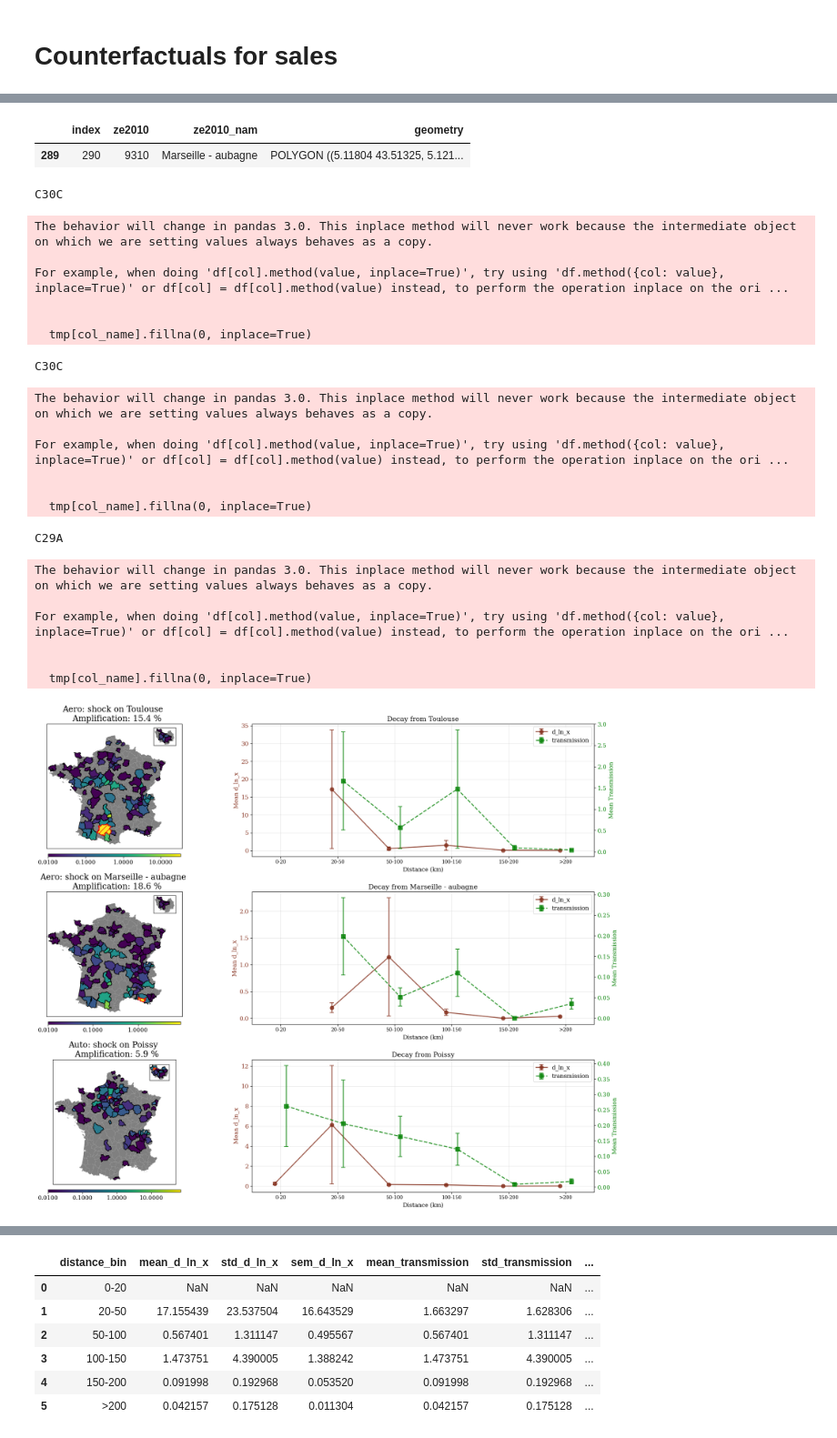
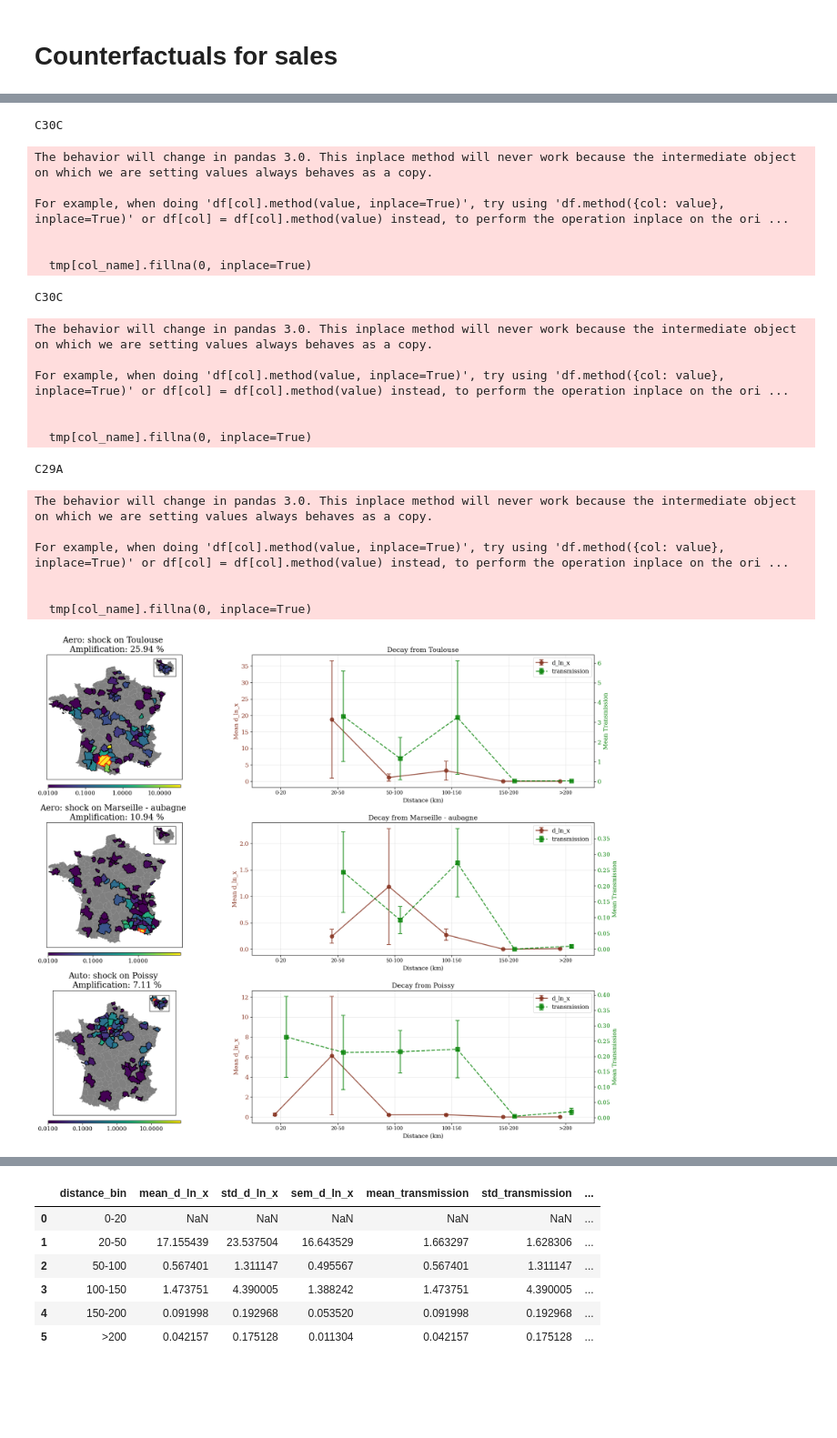
Before and after one commit to SwannChelly/SMM_Spatial_Comovement, a Jupyter notebook: analysis.ipynb, the cells around one changed output, grey strips where cells are left out. Shown at 91% size. Saved outputs shown, nothing was run; the diff lists cells and outputs as text; code cells hidden in the pictures; blank space fills up the shorter version.

```diff
--- a/analysis.ipynb
+++ b/analysis.ipynb
@@ -493,10 +493,3 @@ filter_N_upstream_df.ze2010.nunique()
 # %% [output]
 C30C
 272
-# %%
-all_data = {}
-for config in ['aero']:
-    industry = config['industry']
-    industry_name = config['industry_name']
-    all_data[industry] = load_industry_data(industry, industry_name)
-    break
@@ -1907,8 +1908,3 @@ For example, when doing 'df[col].method(value, inplace=True)', try using 'df.met
-# %%
-france.query("ze2010 == '9310'")
-# %% [output]
-|  | index | ze2010 | ze2010_nam | geometry |
-| 289 | 290 | 9310 | Marseille - aubagne | POLYGON ((5.11804 43.51325, 5.121... |
 # %%
 ze_to_shock = {"1101":"Paris","0061":"Toulouse","9310":"Marseille - Aubagne","5203":"Nantes","8301":"Montluçon","1115":"Évry-Courcouronnes",
     "1116":"Saclay"}
@@ -1929,13 +1925,14 @@ for j in range(len(bin_edges) - 1):
     else:
         all_labels.append(f'{bin_edges[j]}-{bin_edges[j + 1]}')
 
+w_r = pd.read_csv(os.path.join("../baseline_aero/","w_r.csv"))
+w_r.ze2010 = w_r.ze2010.astype(str).str.zfill(4)
 for shocked_ze,industry,industry_name in [["0061","aero","aero"],["9310","aero","aero"],["1111","auto_23","auto"]]:
     # Load and unpack in one step
     region_name = france.query('ze2010 == @shocked_ze').ze2010_nam.values[0]
     data = load_industry_data(industry,industry_name)
     globals().update(data)  # In a script
     print(d)  # "C29A"
-
 
     # Load data
     w_sr_d_sr = pd.read_csv(os.path.join(input_folder, "w_sr_d_sr.csv"))
@@ -1963,7 +1960,7 @@ for shocked_ze,industry,industry_name in [["0061","aero","aero"],["9310","aero",
     # Step 2: Add distance information
     result = analyze_shock_by_distance(result, distance_matrix, shocked_ze)
     amplification = result.merge(w_r,on = ['ze2010'])
-    title = f" Amplification: {round((amplification.transmission*amplification.w_rt).sum()/(amplification.is_shocked*amplification.w_rt*amplification.direct).sum()*100,2)} %"
+    title = f" Amplification: {round((amplification.transmission*amplification[f'w_rt_{industry_name}']).sum()/(amplification.is_shocked*amplification[f'w_rt_{industry_name}']*amplification.direct).sum()*100,2)} %"
     plot_map(result, "d_ln_x", axs[i,0], fig,vmin=0.01,ze_shocked= shocked_ze)
     axs[i,0].set_title(f"{industry_name.capitalize()}: shock on {region_name} \n " + title)
 
@@ -2076,31 +2073,31 @@ for shocked_ze,industry,industry_name in [["0061","aero","aero"],["9310","aero",
     ax_right.grid(True, alpha=0.3)
 
     i+=1
 
 
 plt.tight_layout()
 fig.savefig(os.path.join("../reporting_combined/", f'shock.png'), bbox_inches='tight')
 plt.show()
 # %% [output]
 C30C
 The behavior will change in pandas 3.0. This inplace method will never work because the intermediate object on which we are setting values always behaves as a copy.
 
 For example, when doing 'df[col].method(value, inplace=True)', try using 'df.method({col: value}, inplace=True)' or df[col] = df[col].method(value) instead, to perform the operation inplace on the ori ...
 
 
   tmp[col_name].fillna(0, inplace=True)
 C30C
 The behavior will change in pandas 3.0. This inplace method will never work because the intermediate object on which we are setting values always behaves as a copy.
 
 For example, when doing 'df[col].method(value, inplace=True)', try using 'df.method({col: value}, inplace=True)' or df[col] = df[col].method(value) instead, to perform the operation inplace on the ori ...
 
 
   tmp[col_name].fillna(0, inplace=True)
 C29A
 The behavior will change in pandas 3.0. This inplace method will never work because the intermediate object on which we are setting values always behaves as a copy.
 
 For example, when doing 'df[col].method(value, inplace=True)', try using 'df.method({col: value}, inplace=True)' or df[col] = df[col].method(value) instead, to perform the operation inplace on the ori ...
 
 
   tmp[col_name].fillna(0, inplace=True)
-[figure, old version]
+[figure, new version]
```
Also changed, not shown: parts of 8 cells of this notebook, 3 other files.
